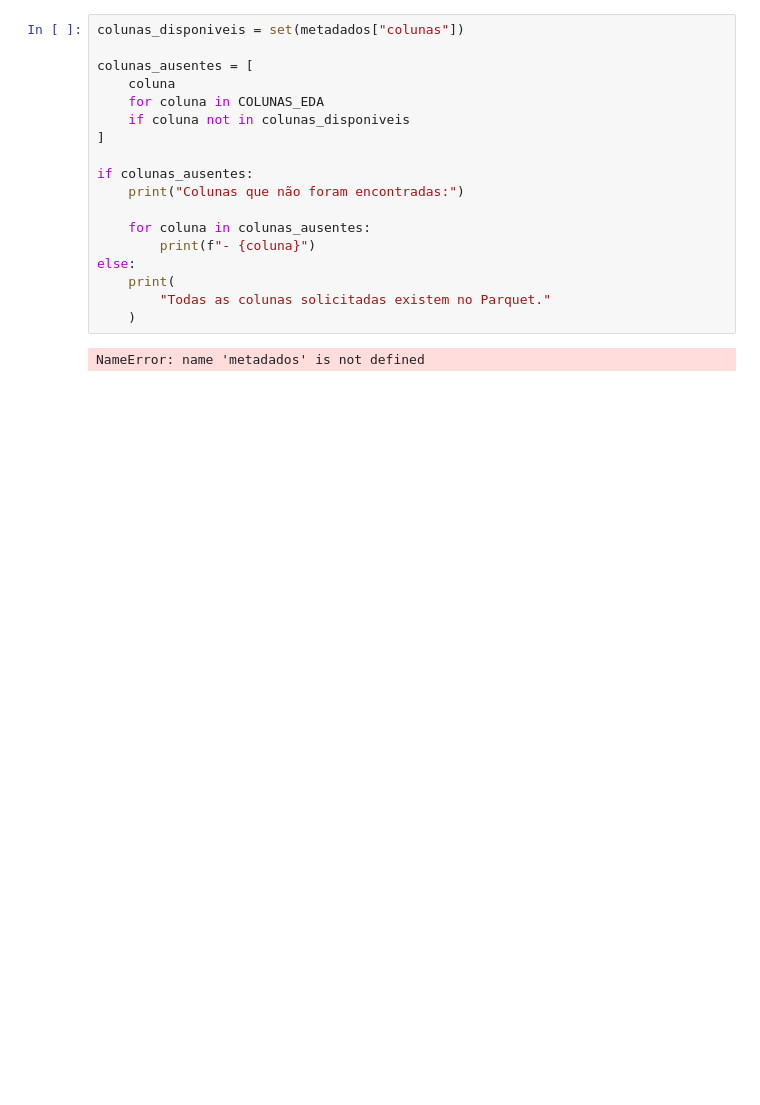
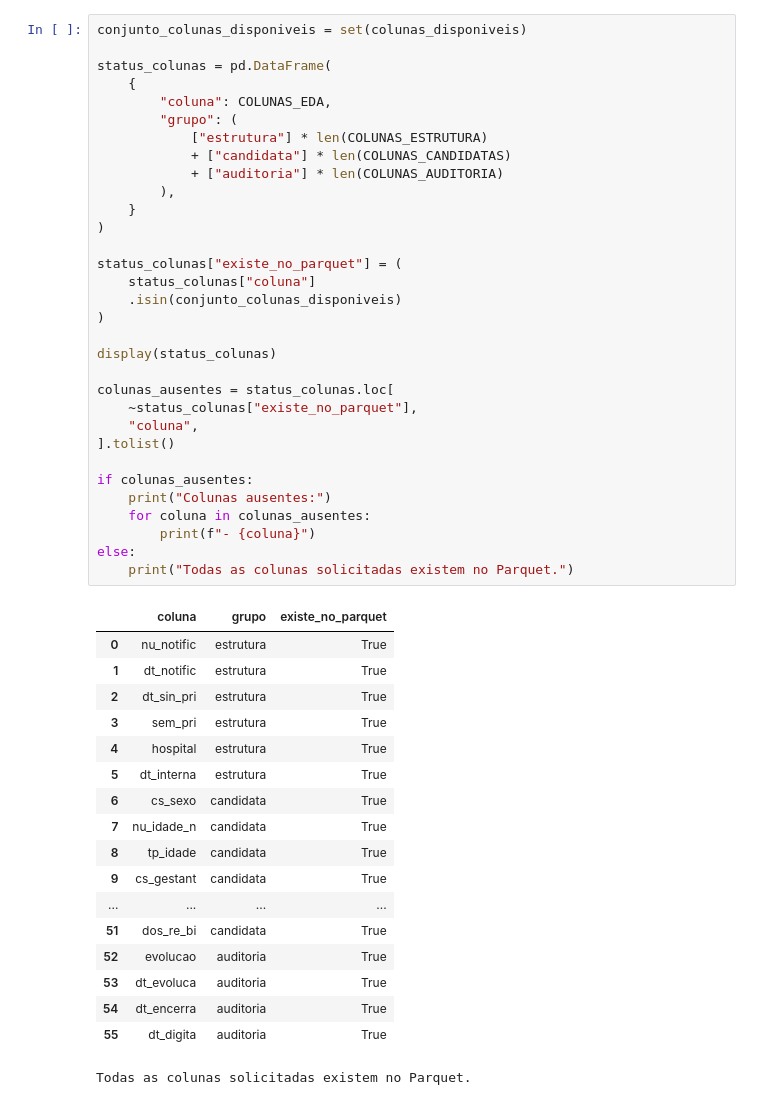
Before and after one commit to Ivan-S-Oliveira/Projeto_Integrador, a Jupyter notebook: notebooks/02_eda/01_eda_primeira_passagem.ipynb, the cells around one changed output. Drawn from its saved outputs; the diff is of its cells as text; blank space fills up the shorter version.

```diff
--- a/notebooks/02_eda/01_eda_primeira_passagem.ipynb
+++ b/notebooks/02_eda/01_eda_primeira_passagem.ipynb
@@ -126,20 +264,51 @@ for coluna in COLUNAS_EDA:
-# %%
-colunas_disponiveis = set(metadados["colunas"])
-
-colunas_ausentes = [
-    coluna
-    for coluna in COLUNAS_EDA
-    if coluna not in colunas_disponiveis
-]
-
-if colunas_ausentes:
-    print("Colunas que não foram encontradas:")
-
-    for coluna in colunas_ausentes:
-        print(f"- {coluna}")
-else:
-    print(
-        "Todas as colunas solicitadas existem no Parquet."
-    )
-# %% [output]
-NameError: name 'metadados' is not defined
+# %%
+conjunto_colunas_disponiveis = set(colunas_disponiveis)
+
+status_colunas = pd.DataFrame(
+    {
+        "coluna": COLUNAS_EDA,
+        "grupo": (
+            ["estrutura"] * len(COLUNAS_ESTRUTURA)
+            + ["candidata"] * len(COLUNAS_CANDIDATAS)
+            + ["auditoria"] * len(COLUNAS_AUDITORIA)
+        ),
+    }
+)
+
+status_colunas["existe_no_parquet"] = (
+    status_colunas["coluna"]
+    .isin(conjunto_colunas_disponiveis)
+)
+
+display(status_colunas)
+
+colunas_ausentes = status_colunas.loc[
+    ~status_colunas["existe_no_parquet"],
+    "coluna",
+].tolist()
+
+if colunas_ausentes:
+    print("Colunas ausentes:")
+    for coluna in colunas_ausentes:
+        print(f"- {coluna}")
+else:
+    print("Todas as colunas solicitadas existem no Parquet.")
+# %% [output]
+|  | coluna | grupo | existe_no_parquet |
+| 0 | nu_notific | estrutura | True |
+| 1 | dt_notific | estrutura | True |
+| 2 | dt_sin_pri | estrutura | True |
+| 3 | sem_pri | estrutura | True |
+| 4 | hospital | estrutura | True |
+| 5 | dt_interna | estrutura | True |
+| 6 | cs_sexo | candidata | True |
+| 7 | nu_idade_n | candidata | True |
+| 8 | tp_idade | candidata | True |
+| 9 | cs_gestant | candidata | True |
+| ... | ... | ... | ... |
+| 51 | dos_re_bi | candidata | True |
+| 52 | evolucao | auditoria | True |
+| 53 | dt_evoluca | auditoria | True |
+| 54 | dt_encerra | auditoria | True |
+| 55 | dt_digita | auditoria | True |
+Todas as colunas solicitadas existem no Parquet.
```
Also changed, not shown: parts of 26 cells of this notebook, 1 other file.
